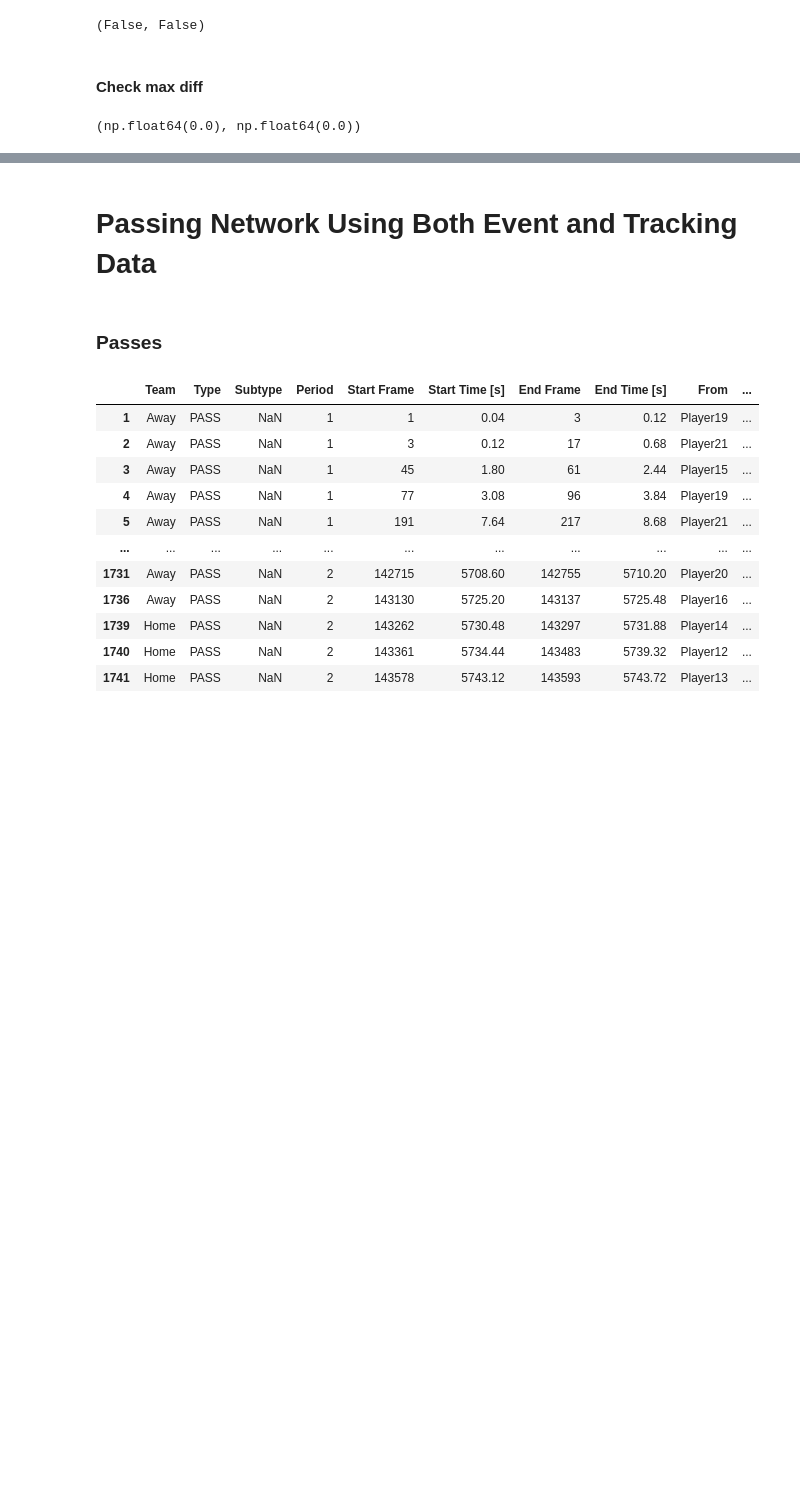
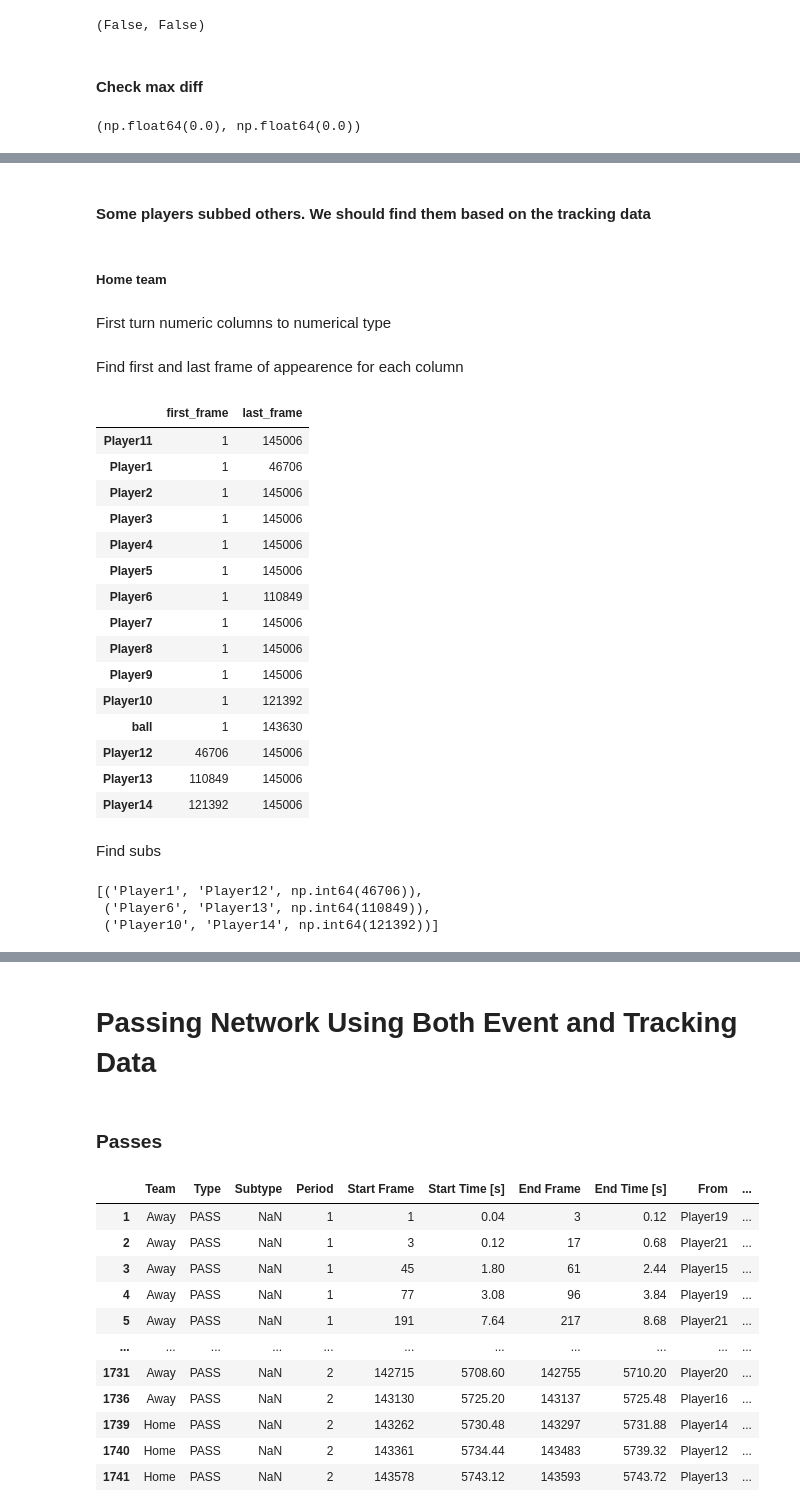
Before and after one commit to ieee-sb-uniwa/milon-football, a Jupyter notebook: notebooks/game1_analysis.ipynb, the cells around one changed output, grey strips where cells are left out. Saved outputs shown, nothing was run; the diff lists cells and outputs as text; code cells hidden in the pictures; blank space fills up the shorter version.

```diff
--- a/notebooks/game1_analysis.ipynb
+++ b/notebooks/game1_analysis.ipynb
@@ -1834,0 +1850,6 @@ dtype: int64
+# %% [markdown]
+#### Some players subbed others. We should find them based on the tracking data
+# %% [markdown]
+##### Home team
+# %% [markdown]
+First turn numeric columns to numerical type
@@ -1834,0 +1861,60 @@ dtype: int64
+# %% [markdown]
+Find first and last frame of appearence for each column
+# %%
+player_cols = [c for c in tracking_home.columns if '_x' in c]
+
+presence = {}
+
+for col in player_cols:
+    player = col.replace('_x','')
+
+    mask = tracking_home[col].notna()
+
+    if mask.any():
+        first = tracking_home.loc[mask, 'Frame'].iloc[0]
+        last = tracking_home.loc[mask, 'Frame'].iloc[-1]
+
+        presence[player] = (first, last)
+
+presence_df = pd.DataFrame(presence).T
+presence_df.columns = ['first_frame','last_frame']
+
+presence_df.sort_values('first_frame')
+# %% [output]
+|  | first_frame | last_frame |
+| Player11 | 1 | 145006 |
+| Player1 | 1 | 46706 |
+| Player2 | 1 | 145006 |
+| Player3 | 1 | 145006 |
+| Player4 | 1 | 145006 |
+| Player5 | 1 | 145006 |
+| Player6 | 1 | 110849 |
+| Player7 | 1 | 145006 |
+| Player8 | 1 | 145006 |
+| Player9 | 1 | 145006 |
+| Player10 | 1 | 121392 |
+| ball | 1 | 143630 |
+| Player12 | 46706 | 145006 |
+| Player13 | 110849 | 145006 |
+| Player14 | 121392 | 145006 |
+# %% [markdown]
+Find subs
+# %%
+subs = []
+
+for p_out, (f_out_start, f_out_end) in presence.items():
+    for p_in, (f_in_start, f_in_end) in presence.items():
+
+        if p_out == p_in:
+            continue
+
+        # if someone disappears around the same time another appears, we have a potential sub
+        if abs(f_out_end - f_in_start) < 200:  # tolerance (~8 sec)
+
+            subs.append((p_out, p_in, f_out_end))
+
+subs
+# %% [output]
+[('Player1', 'Player12', np.int64(46706)),
+ ('Player6', 'Player13', np.int64(110849)),
+ ('Player10', 'Player14', np.int64(121392))]
```
Also changed, not shown: parts of 18 cells of this notebook.
